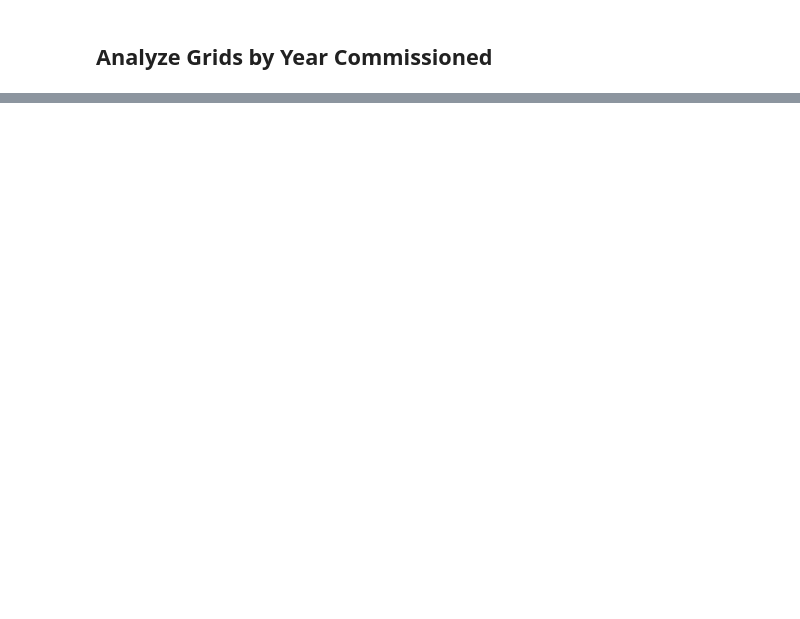
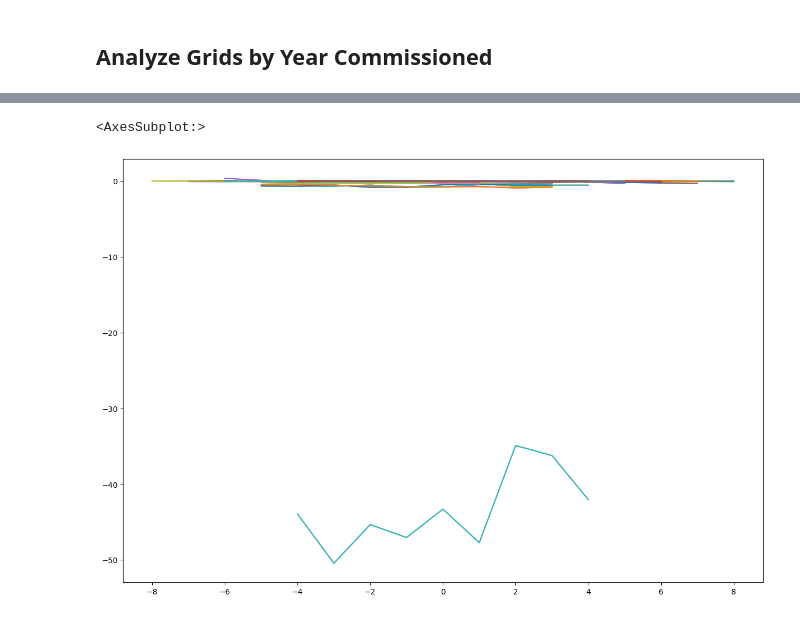
Before and after one commit to geohai/mini-grid-nightlights, a Jupyter notebook: NightlightsAnalysis.ipynb, the cells around one changed output, grey strips where cells are left out. Cells and saved outputs as stored; diff of their text form; code cells hidden in the pictures; blank space fills up the shorter version.

```diff
--- a/NightlightsAnalysis.ipynb
+++ b/NightlightsAnalysis.ipynb
@@ -104,25 +159,31 @@ for index, row in df.iterrows():
 # %%
 # normalize df_vil with df_bigBuf
 # try to get the relative difference in brightness of the village compared to its surrounding
 
 df_vil_norm_1 = df_vil - df_bigBuf
 
 # divide the value of column '0' from all values in each row
-df_vil_norm_1 = df_vil_norm_1.div(df_vil_norm_1[0], axis=0) - 1
+# df_vil_norm_1 = df_vil_norm_1.div(df_vil_norm_1[0], axis=0) - 1
 
 # I divided first in the original analysis, then subtracted year 0
 # here I'm subtracting to get the relative difference in brightness of the village compared to its surrounding
 # instead of the proportional difference of the village relative to its surrounding
 
 # calculate the mean of each column
-df_vil_norm_1_mean = df_vil_norm_1.mean(axis=0)
-df_vil_norm_1_med = df_vil_norm_1.median(axis=0)
-df_vil_norm_1_std = df_vil_norm_1.std(axis=0)
+# df_vil_norm_1_mean = df_vil_norm_1.mean(axis=0)
+# df_vil_norm_1_med = df_vil_norm_1.median(axis=0)
+# df_vil_norm_1_std = df_vil_norm_1.std(axis=0)
 
 # plot s versus df_vil_norm_med
 # plt.plot(s, df_vil_norm_1_med, 'o')
 
-plt.plot(s, df_vil_norm_1_mean, 'o')
+# plt.plot(s, df_vil_norm_1_mean, 'o')
+
+# plot each village by year
+df_vil_norm_1.T.plot(legend=False, figsize=(15,10))
+# %% [output]
+<AxesSubplot:>
+[figure, added]
 # %%
 # normalize df_vil with df_bigBuf
 # try to get the relative difference in brightness of the village by dividing compared to its surrounding
```
Also changed, not shown: parts of 14 cells of this notebook, 1 other file.
